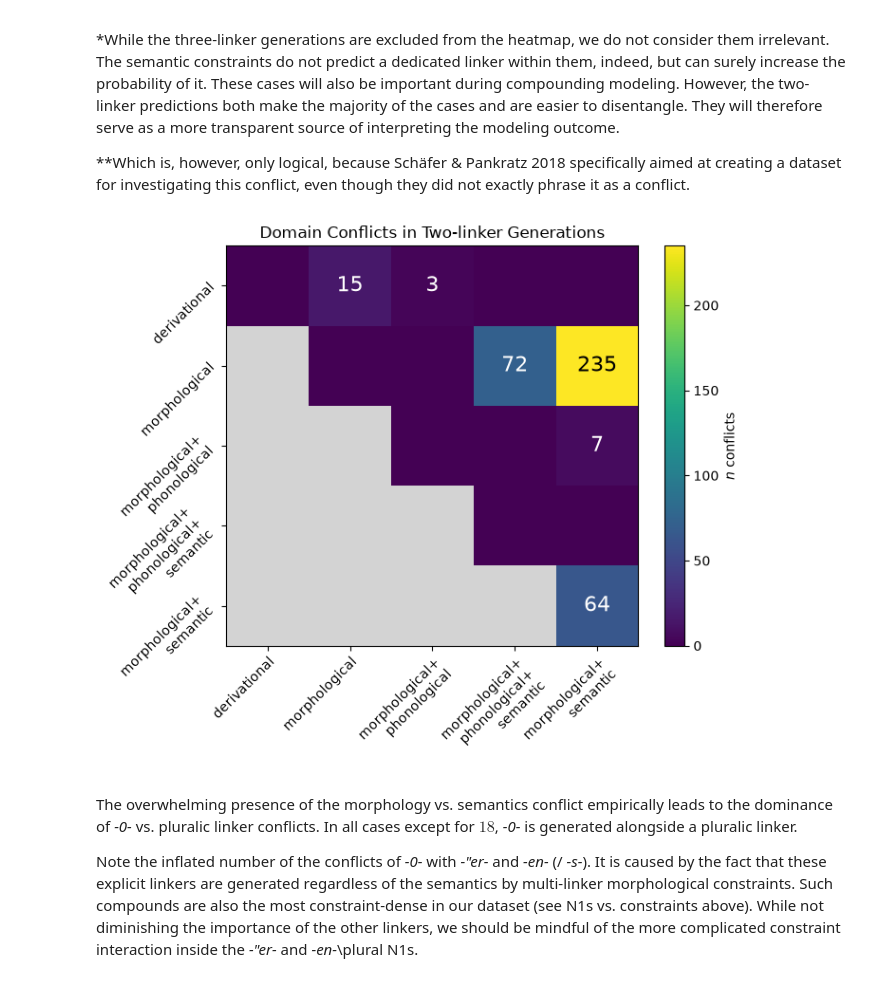
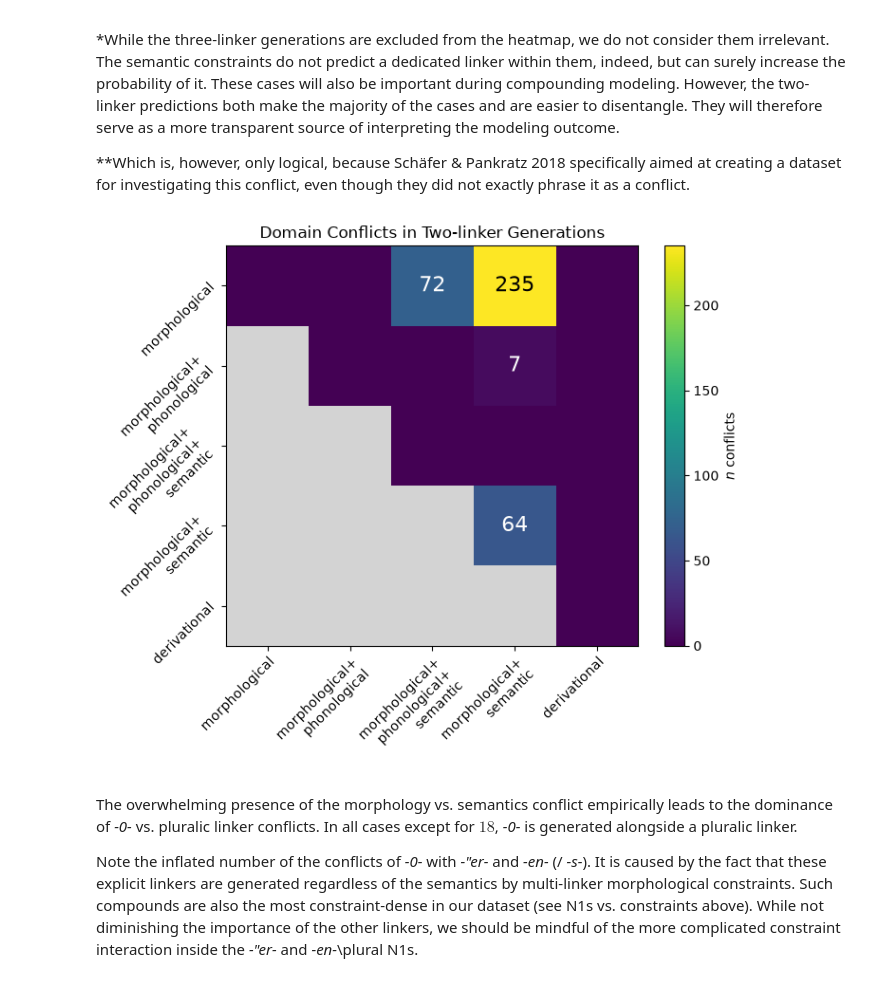
Before and after one commit to maxschmaltz/DieKonstraints, a Jupyter notebook: comp_modeling/inspect.ipynb, the cells around one changed output. Saved outputs shown, nothing was run; the diff lists cells and outputs as text; code cells hidden in the pictures.

```diff
--- a/comp_modeling/inspect.ipynb
+++ b/comp_modeling/inspect.ipynb
@@ -351,10 +386,7 @@ This poses a paradox and a modeling challenge for nominal compounding. While the
 linkers_by_domains_df = pd.DataFrame(linkers_by_domains_data)
 linkers_by_domains_df.drop(("default", "constraints"), inplace=True)
 linkers_by_domains_df = linkers_by_domains_df.T
-keys = sorted(linkers_by_domains_df.columns.levels[0], key=lambda x: ("morph" in x), reverse=True)
-keys.remove("morphological")
-keys.remove("morphological+semantic")
-keys = ["morphological", "morphological+semantic"] + keys
+keys = sort_domains(linkers_by_domains_df.columns.levels[0])
 keys.remove("default")
 col_order = []
 for key in keys:
@@ -533,7 +566,7 @@ for acceptable_linkers in acceptable_linkers_all.values():
     domain_confls_data[domain_confl[0]][domain_confl[1]] += 1
 
 domain_map = {
-    domain_set: i for i, domain_set in enumerate(sorted(unique_domain_sets))
+    domain_set: i for i, domain_set in enumerate(sort_domains(list(unique_domain_sets)))
 }
 domain_confls_matrix = np.zeros((len(domain_map), len(domain_map)))
 
@@ -542,36 +575,36 @@ for ds1, conflicts in domain_confls_data.items():
         domain_confls_matrix[domain_map[ds1], domain_map[ds2]] = n
 
 plt.figure(figsize=(7, 6))
 # fade out the lower triangle to indicate symmetricity
 # https://stackoverflow.com/a/2332520
 lower_mask = np.tri(domain_confls_matrix.shape[0], k=-1)
 domain_confls_matrix = np.ma.array(domain_confls_matrix, mask=lower_mask)
 # https://matplotlib.org/stable/users/explain/colors/colormaps.html
 cmap = plt.cm.viridis.copy()
 # https://matplotlib.org/stable/gallery/color/named_colors.html
 cmap.set_bad("lightgrey")  # grey where masked
 plt.imshow(domain_confls_matrix, cmap=cmap, aspect="auto")
 plt.colorbar(label="$n$ conflicts")
 plt.title("Domain Conflicts in Two-linker Generations")
-ticks, labels = list(domain_map.values()), list(domain_map.keys())
+ticks, labels = list(domain_map.values()), domain_map.keys()
 plt.xticks(ticks, labels=labels, fontsize=10, rotation=45, ha="right",rotation_mode="anchor")
 plt.yticks(ticks, labels=labels, fontsize=10, rotation=45)
 
 for i, j in product(range(len(domain_map)), repeat=2):
     val = domain_confls_matrix[i, j]
     if val > 0:
         plt.text(
             j, i, f"{int(val)}",
             ha="center", va="center",
             color="white" if val < 200 else "black",
             fontsize=16
         )
 
 plt.tight_layout()
-plt.savefig("out/domain_confls.png", dpi="figure")
+plt.savefig("out/domain_confls.png", dpi=300)
 plt.show()
 # %% [output]
-[figure, old version]
+[figure, new version]
 # %% [markdown]
 The overwhelming presence of the morphology vs. semantics conflict empirically leads to the dominance of _-0-_ vs. pluralic linker conflicts. In all cases except for $18$, _-0-_ is generated alongside a pluralic linker.
 
```
Also changed, not shown: parts of 8 cells of this notebook, 3 other files.
